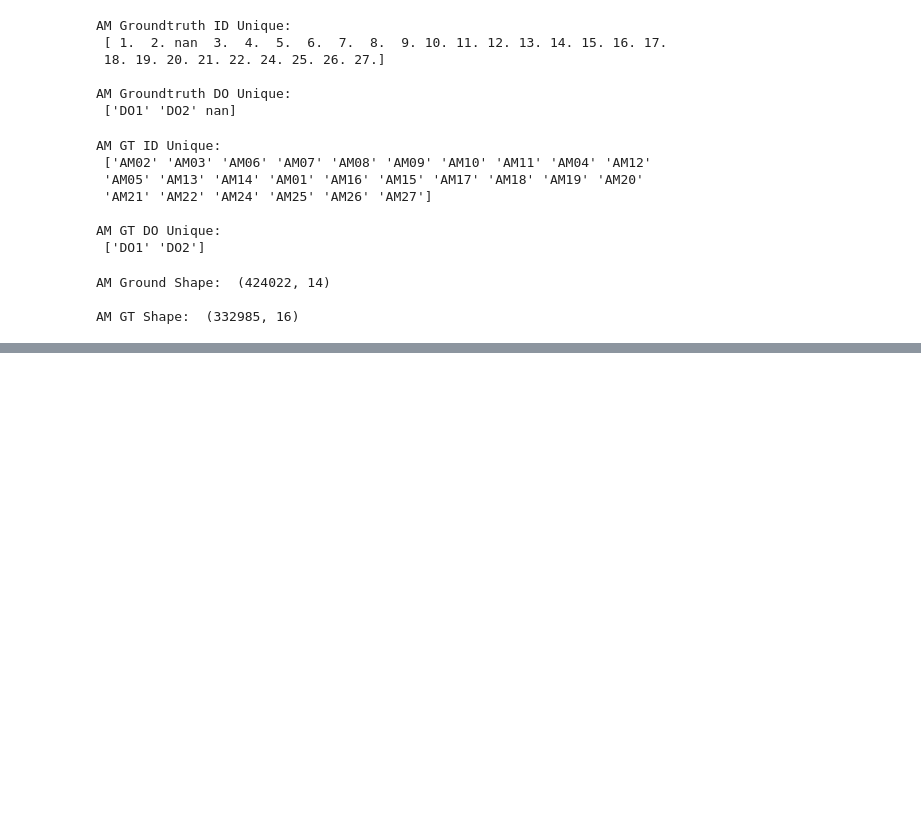
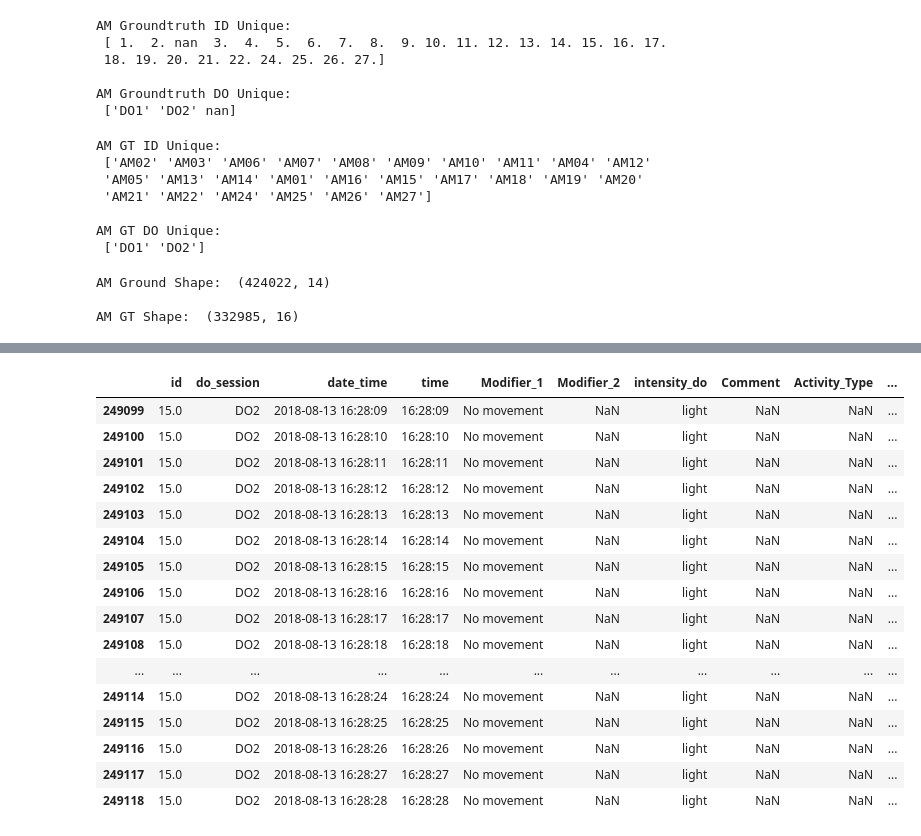
Before and after one commit to CameronWafer/WAVES, a Jupyter notebook: CompareFiles/am_row_dif.ipynb, the cells around one changed output, grey strips where cells are left out. Saved outputs shown, nothing was run; the diff lists cells and outputs as text; code cells hidden in the pictures; blank space fills up the shorter version.

```diff
--- a/CompareFiles/am_row_dif.ipynb
+++ b/CompareFiles/am_row_dif.ipynb
@@ -173,3 +173,24 @@ AM06        DO1   12:36:46  14:37:27       7242               7242
 
 Pairs only in am_gt:
 []
+# %%
+test_df = am_ground[(am_ground["id"] == 15.0) & (am_ground["do_session"] == "DO2")]
+test_df.iloc[20000:20020]
+# %% [output]
+|  | id | do_session | date_time | time | Modifier_1 | Modifier_2 | intensity_do | Comment | Activity_Type | ... |
+| 249099 | 15.0 | DO2 | 2018-08-13 16:28:09 | 16:28:09 | No movement | NaN | light | NaN | NaN | ... |
+| 249100 | 15.0 | DO2 | 2018-08-13 16:28:10 | 16:28:10 | No movement | NaN | light | NaN | NaN | ... |
+| 249101 | 15.0 | DO2 | 2018-08-13 16:28:11 | 16:28:11 | No movement | NaN | light | NaN | NaN | ... |
+| 249102 | 15.0 | DO2 | 2018-08-13 16:28:12 | 16:28:12 | No movement | NaN | light | NaN | NaN | ... |
+| 249103 | 15.0 | DO2 | 2018-08-13 16:28:13 | 16:28:13 | No movement | NaN | light | NaN | NaN | ... |
+| 249104 | 15.0 | DO2 | 2018-08-13 16:28:14 | 16:28:14 | No movement | NaN | light | NaN | NaN | ... |
+| 249105 | 15.0 | DO2 | 2018-08-13 16:28:15 | 16:28:15 | No movement | NaN | light | NaN | NaN | ... |
+| 249106 | 15.0 | DO2 | 2018-08-13 16:28:16 | 16:28:16 | No movement | NaN | light | NaN | NaN | ... |
+| 249107 | 15.0 | DO2 | 2018-08-13 16:28:17 | 16:28:17 | No movement | NaN | light | NaN | NaN | ... |
+| 249108 | 15.0 | DO2 | 2018-08-13 16:28:18 | 16:28:18 | No movement | NaN | light | NaN | NaN | ... |
+| ... | ... | ... | ... | ... | ... | ... | ... | ... | ... | ... |
+| 249114 | 15.0 | DO2 | 2018-08-13 16:28:24 | 16:28:24 | No movement | NaN | light | NaN | NaN | ... |
+| 249115 | 15.0 | DO2 | 2018-08-13 16:28:25 | 16:28:25 | No movement | NaN | light | NaN | NaN | ... |
+| 249116 | 15.0 | DO2 | 2018-08-13 16:28:26 | 16:28:26 | No movement | NaN | light | NaN | NaN | ... |
+| 249117 | 15.0 | DO2 | 2018-08-13 16:28:27 | 16:28:27 | No movement | NaN | light | NaN | NaN | ... |
+| 249118 | 15.0 | DO2 | 2018-08-13 16:28:28 | 16:28:28 | No movement | NaN | light | NaN | NaN | ... |
```
Also changed, not shown: parts of 1 cell of this notebook, 7 other files.
